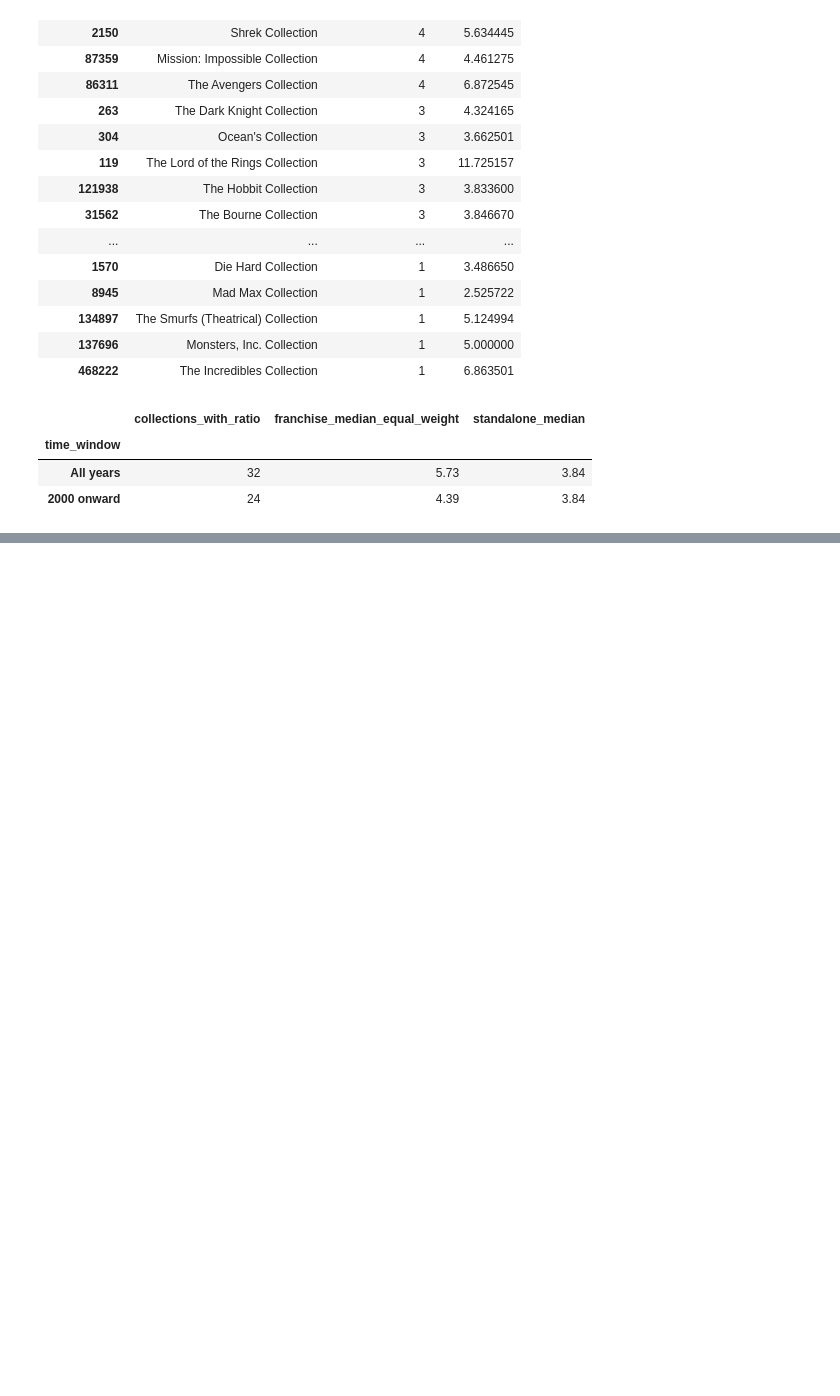
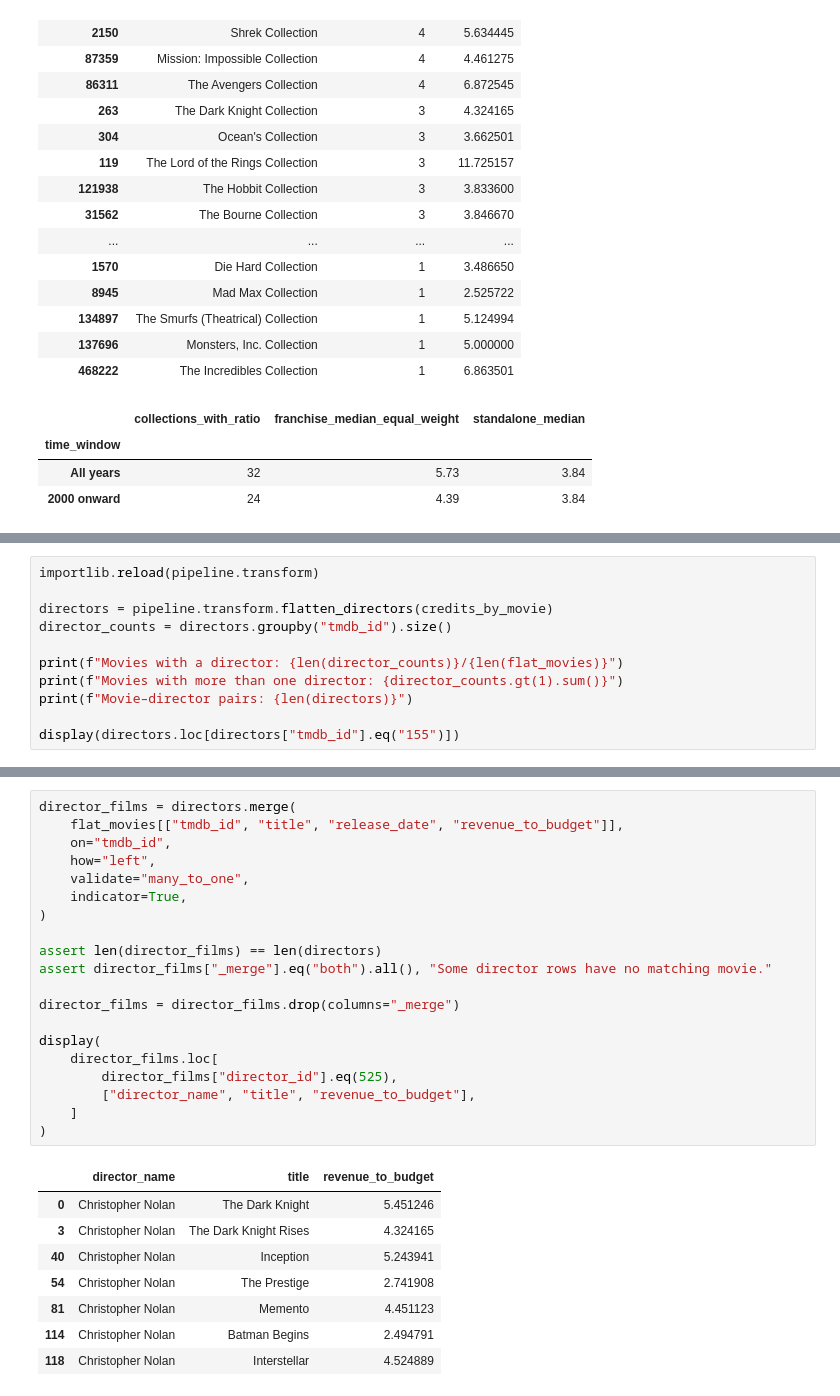
Before and after one commit to paulbletcher/lab2, a Jupyter notebook: data profile/tmdb_data_profile.ipynb, the cells around one changed output, grey strips where cells are left out. Drawn from its saved outputs; the diff is of its cells as text; blank space fills up the shorter version.

```diff
--- a/data profile/tmdb_data_profile.ipynb
+++ b/data profile/tmdb_data_profile.ipynb
@@ -488,0 +491,11 @@ ImportError: cannot import name 'flatten_lead_actors' from 'pipeline.transform'
+# %%
+importlib.reload(pipeline.transform)
+
+directors = pipeline.transform.flatten_directors(credits_by_movie)
+director_counts = directors.groupby("tmdb_id").size()
+
+print(f"Movies with a director: {len(director_counts)}/{len(flat_movies)}")
+print(f"Movies with more than one director: {director_counts.gt(1).sum()}")
+print(f"Movie–director pairs: {len(directors)}")
+
+display(directors.loc[directors["tmdb_id"].eq("155")])
@@ -488,0 +508,29 @@ ImportError: cannot import name 'flatten_lead_actors' from 'pipeline.transform'
+# %%
+director_films = directors.merge(
+    flat_movies[["tmdb_id", "title", "release_date", "revenue_to_budget"]],
+    on="tmdb_id",
+    how="left",
+    validate="many_to_one",
+    indicator=True,
+)
+
+assert len(director_films) == len(directors)
+assert director_films["_merge"].eq("both").all(), "Some director rows have no matching movie."
+
+director_films = director_films.drop(columns="_merge")
+
+display(
+    director_films.loc[
+        director_films["director_id"].eq(525),
+        ["director_name", "title", "revenue_to_budget"],
+    ]
+)
+# %% [output]
+|  | director_name | title | revenue_to_budget |
+| 0 | Christopher Nolan | The Dark Knight | 5.451246 |
+| 3 | Christopher Nolan | The Dark Knight Rises | 4.324165 |
+| 40 | Christopher Nolan | Inception | 5.243941 |
+| 54 | Christopher Nolan | The Prestige | 2.741908 |
+| 81 | Christopher Nolan | Memento | 4.451123 |
+| 114 | Christopher Nolan | Batman Begins | 2.494791 |
+| 118 | Christopher Nolan | Interstellar | 4.524889 |
```
Also changed, not shown: parts of 10 cells of this notebook.
